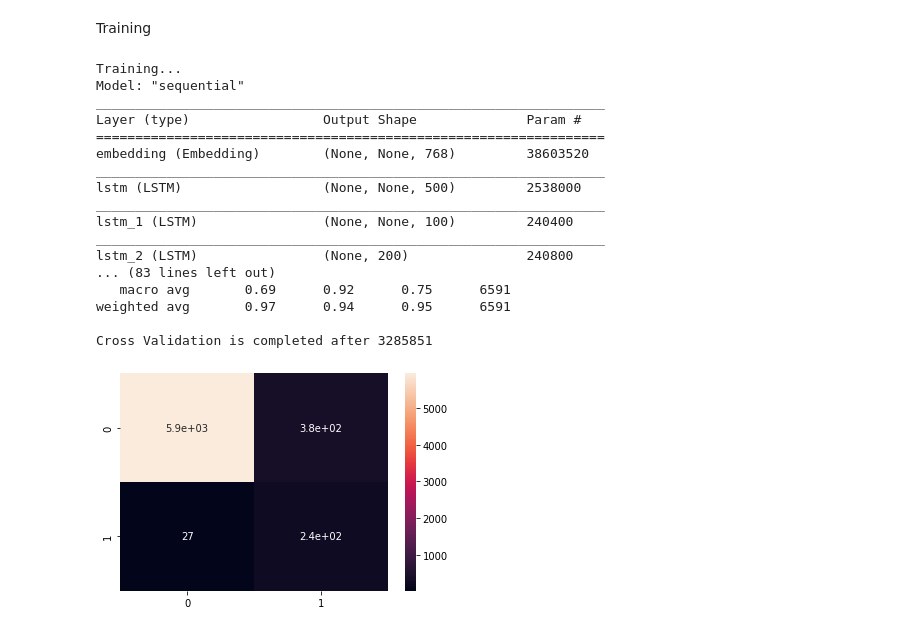
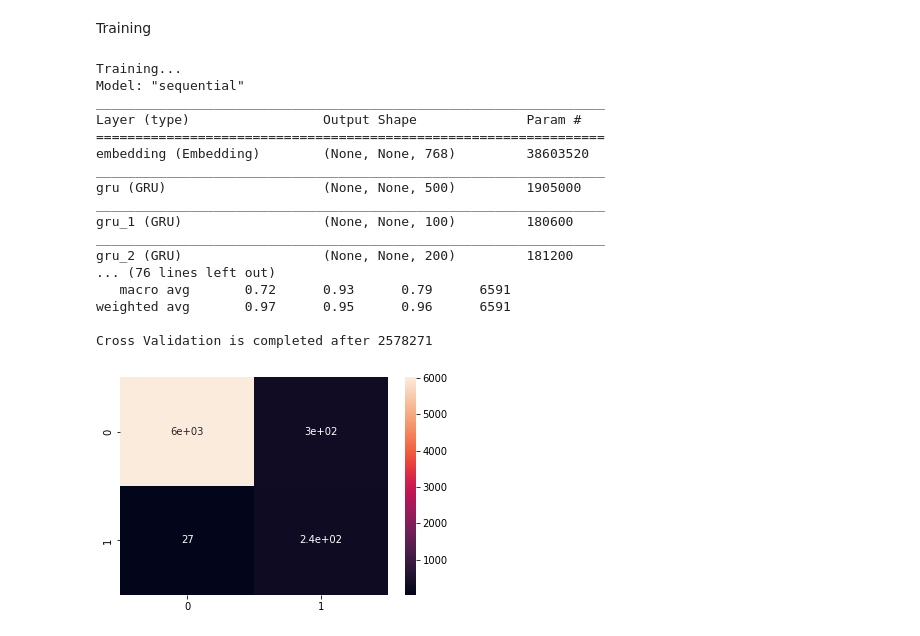
Before and after one commit to iliaskaloup/LocVul, a Jupyter notebook: MSR/code/within_project_dl.ipynb, the cells around one changed output. Drawn from its saved outputs; the diff is of its cells as text; code cells hidden in the pictures.

Commit message:
[Feature] Build a GRU stacked with Convolutional Layer

```diff
--- a/MSR/code/within_project_dl.ipynb
+++ b/MSR/code/within_project_dl.ipynb
@@ -357,12 +373,11 @@ def f2_metric(y_true, y_pred):
 def buildLstm(max_len, top_words, dim, seed, embedding_matrix, learning_rate=0.001):
     model=Sequential()
     kernel_initializer = glorot_uniform() # glorot_uniform, RandomUniform, lecun_uniform, Constant, TruncatedNormal
-    #model.add(Embedding(input_dim=top_words+1, output_dim=dim, input_length=None, mask_zero=True))
     model.add(Embedding(input_dim=top_words, output_dim=dim, input_length=None, weights=[embedding_matrix], mask_zero=True, trainable=False))
+    model.add(GRU(500, activation='tanh', dropout=0.2, return_sequences=True, stateful=False, kernel_constraint=max_norm(3), bias_constraint=max_norm(3), kernel_initializer=kernel_initializer)) # , recurrent_constraint=max_norm(3)
+    model.add(GRU(100, activation='tanh', dropout=0.1, return_sequences=True, stateful=False, kernel_initializer=kernel_initializer))
+    model.add(GRU(200, activation='tanh', dropout=0.1, stateful=False, kernel_initializer=kernel_initializer))
     #model.add(SimpleRNN(300, dropout=0.3, stateful=False))
-    model.add(LSTM(500, activation='tanh', dropout=0.2, return_sequences=True, stateful=False, kernel_constraint=max_norm(3), bias_constraint=max_norm(3), kernel_initializer=kernel_initializer)) # , recurrent_constraint=max_norm(3)
-    model.add(LSTM(100, activation='tanh', dropout=0.1, return_sequences=True, kernel_initializer=kernel_initializer))
-    model.add(LSTM(200, activation='tanh', dropout=0.1, stateful=False, kernel_initializer=kernel_initializer))
     #model.add(Bidirectional(LSTM(300, dropout=0.3, stateful=False)))
     #model.add(GRU(300, dropout=0.3, stateful=False))
     model.add(BatchNormalization()) # default momentum=0.99
@@ -375,7 +390,7 @@ def buildLstm(max_len, top_words, dim, seed, embedding_matrix, learning_rate=0.0
     #optimizer = optimizers.Nadam(lr=learning_rate, beta_1=0.9, beta_2=0.999, epsilon=None, schedule_decay=0.004)
     optimizer = optimizers.Adam(learning_rate=learning_rate) # default 0.001
 
-    model.compile(loss='binary_crossentropy', optimizer=optimizer, metrics=[f2_metric])
+    model.compile(loss="binary_crossentropy", optimizer=optimizer, metrics=[f2_metric])
     return model
 
 def buildCnn(max_len, top_words, dim, seed, embedding_matrix):
@@ -391,6 +406,32 @@ def buildCnn(max_len, top_words, dim, seed, embedding_matrix):
     cnn_model.add(Dense(units = 1, activation = 'sigmoid'))
     cnn_model.compile(loss = "binary_crossentropy", optimizer = "adam", metrics=[f2_metric])
     return cnn_model
+# %%
+def buildLstmCNN(max_len, top_words, dim, seed, embedding_matrix, learning_rate=0.001):
+    model = Sequential()
+    kernel_initializer = glorot_uniform()
+
+    # Embedding Layer
+    model.add(Embedding(input_dim=top_words, output_dim=dim, input_length=None, weights=[embedding_matrix], mask_zero=True, trainable=False))
+
+    # LSTM/GRU Layers
+    model.add(GRU(500, activation='tanh', dropout=0.2, return_sequences=True, stateful=False, kernel_constraint=max_norm(3), bias_constraint=max_norm(3), kernel_initializer=kernel_initializer))
+    model.add(GRU(100, activation='tanh', dropout=0.1, return_sequences=True, stateful=False, kernel_initializer=kernel_initializer))
+    model.add(GRU(200, activation='tanh', dropout=0.1, return_sequences=True, stateful=False, kernel_initializer=kernel_initializer))
+
+    # CNN Layers
+    model.add(Conv1D(filters=128, kernel_size=5, activation='relu'))
+    model.add(GlobalMaxPool1D())
+
+    # Fully Connected Layers
+    model.add(Dense(64, activation='relu', kernel_initializer=kernel_initializer))
+    #model.add(Dropout(0.25))
+    model.add(Dense(1, activation='sigmoid', kernel_initializer=kernel_initializer))
+
+    optimizer = optimizers.Adam(learning_rate=learning_rate)
+    model.compile(loss="binary_crossentropy", optimizer=optimizer, metrics=[f2_metric])
+
+    return model
 # %% [markdown]
 Training
 # %%
@@ -402,12 +443,14 @@ BS = 64
 print("Training...")
 milli_sec1 = int(round(time.time() * 1000))
 
-userModel = "lstm"
+userModel = "lstmCnn"#"lstm"
 
 if userModel == "cnn":
     myModel = buildCnn(max_len, num_words, dim, seed, embedding_matrix)
 elif userModel == "lstm":
     myModel = buildLstm(max_len, num_words, dim, seed, embedding_matrix)
+elif userModel == "lstmCnn":
+    myModel = buildLstmCNN(max_len, num_words, dim, seed, embedding_matrix)
 
 print("model summary\m", myModel.summary())
 csv_logger = CSVLogger('log.csv', append=True, separator=',')
@@ -438,38 +481,38 @@ sns.heatmap(cm, annot=True)
 tn, fp, fn, tp = cm.ravel()
 
 print("TP=",tp)
 print("TN=",tn)
 print("FP=",fp)
 print("FN=",fn)
 
 acc = ((tp+tn)/(tp+tn+fp+fn))
 
 print("Accuracy:%.2f%%"%(acc*100))
 print("Precision:%.2f%%"%(precision*100))
 print("Recall:%.2f%%"%(recall*100))
 print("F1 score:%.2f%%"%(f1*100))
 print("Roc_Auc score:%.2f%%"%(roc_auc*100))
 print("F2 score:%.2f%%"%(f2*100))
 print(classification_report(y_val, predictions))
 
 milli_sec2 = int(round(time.time() * 1000))
 print("Cross Validation is completed after", milli_sec2-milli_sec1)
 # %% [output]
 Training...
 Model: "sequential"
 _________________________________________________________________
 Layer (type)                 Output Shape              Param #
 =================================================================
 embedding (Embedding)        (None, None, 768)         38603520
 _________________________________________________________________
-lstm (LSTM)                  (None, None, 500)         2538000
+gru (GRU)                    (None, None, 500)         1905000
 _________________________________________________________________
-lstm_1 (LSTM)                (None, None, 100)         240400
+gru_1 (GRU)                  (None, None, 100)         180600
 _________________________________________________________________
-lstm_2 (LSTM)                (None, 200)               240800
-... (83 lines left out)
-   macro avg       0.69      0.92      0.75      6591
-weighted avg       0.97      0.94      0.95      6591
+gru_2 (GRU)                  (None, None, 200)         181200
+... (76 lines left out)
+   macro avg       0.72      0.93      0.79      6591
+weighted avg       0.97      0.95      0.96      6591
 
-Cross Validation is completed after 3285851
+Cross Validation is completed after 2578271
-[figure, old version]
+[figure, new version]
```
Also changed, not shown: parts of 2 cells of this notebook.
